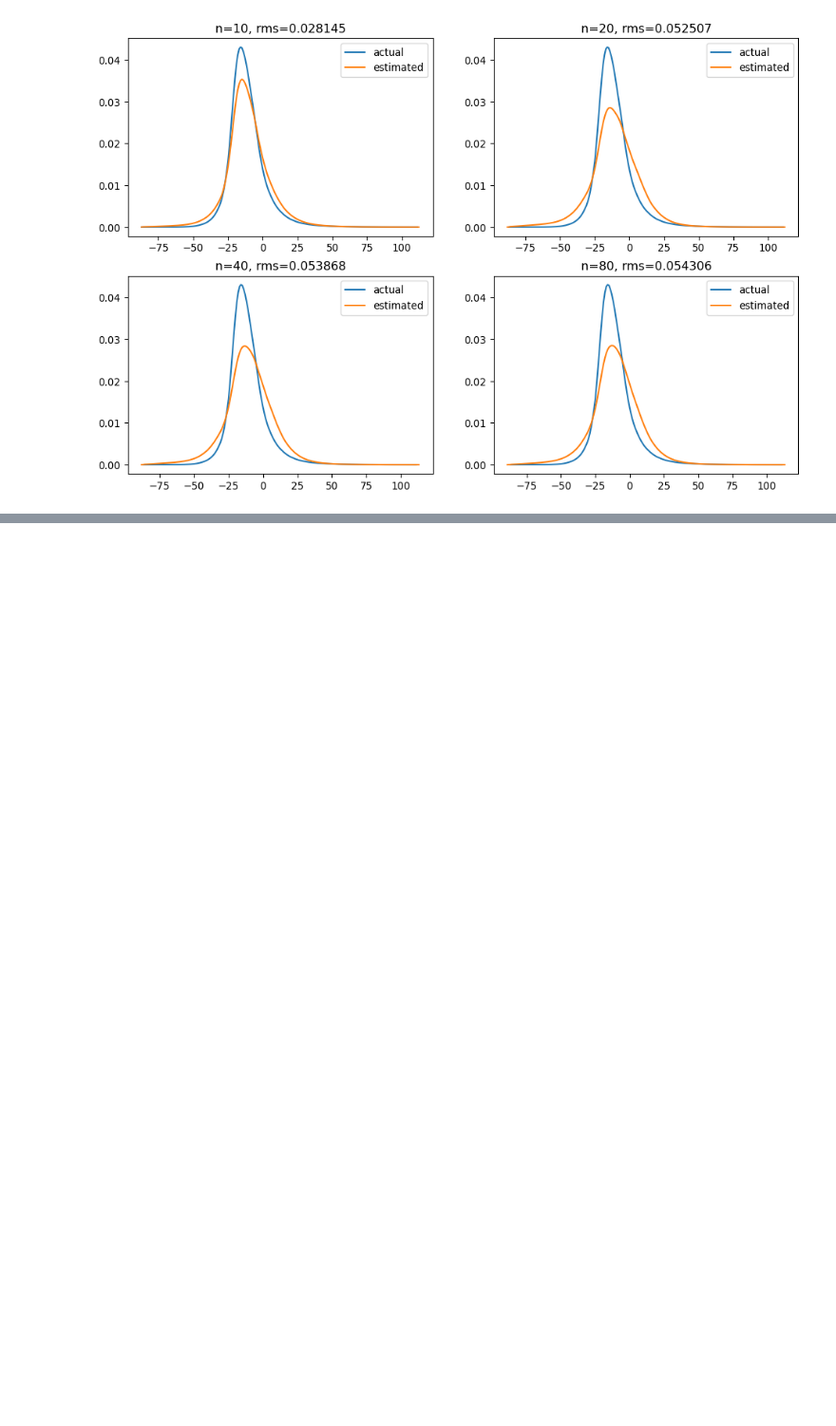
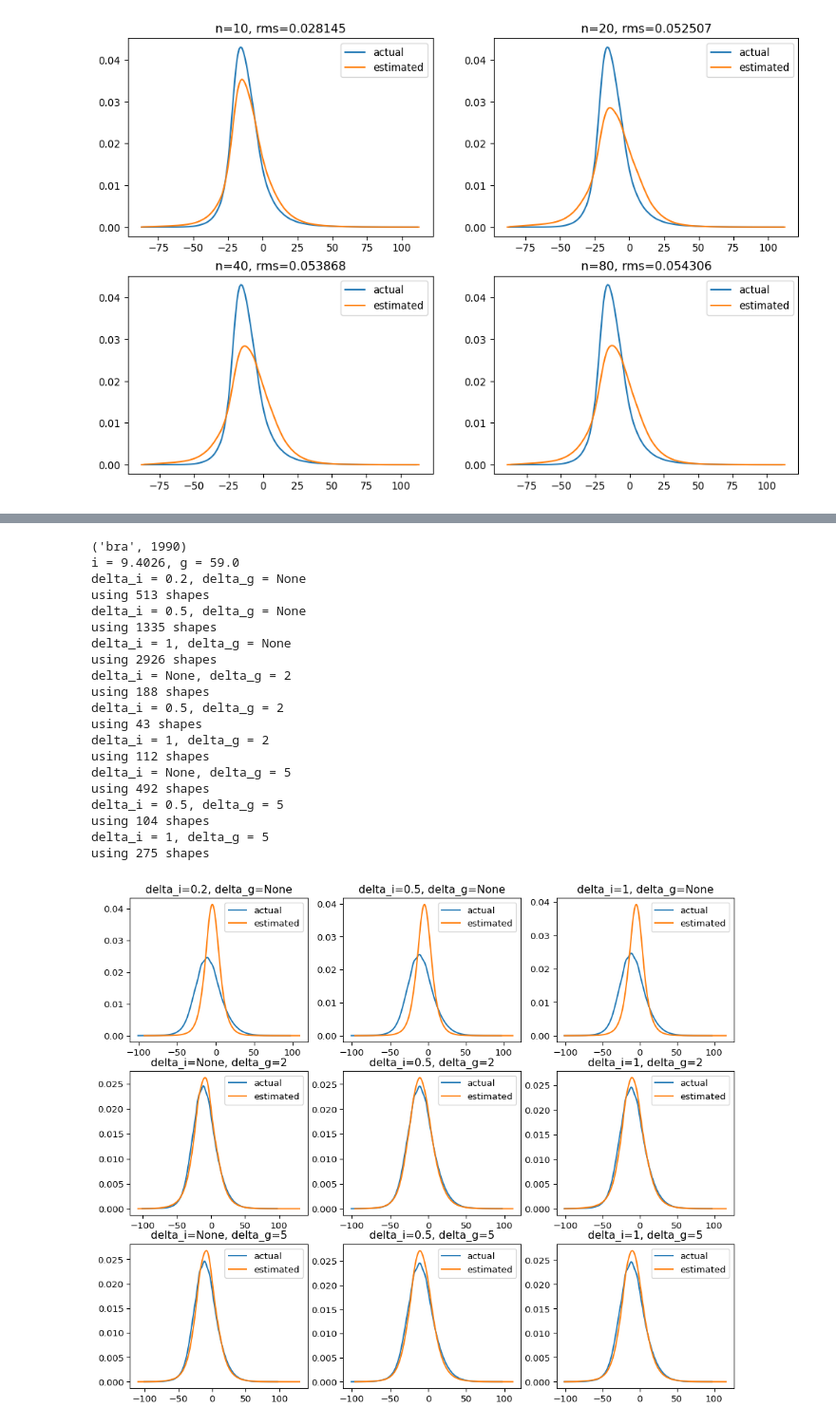
Before and after one commit to open-numbers/ddf--worldbank--povcalnet, a Jupyter notebook: etl/notebooks/compare neighbor selection method.ipynb, the cells around one changed output, grey strips where cells are left out. Shown at 95% size. Saved outputs shown, nothing was run; the diff lists cells and outputs as text; code cells hidden in the pictures; blank space fills up the shorter version.

```diff
--- a/etl/notebooks/compare neighbor selection method.ipynb
+++ b/etl/notebooks/compare neighbor selection method.ipynb
@@ -503,0 +701,38 @@ Length: 6350, dtype: float64
+# %%
+ns = [
+    (0.2, None),
+    (0.5, None),
+    (1, None),
+    (None, 2),
+    (0.5, 2),
+    (1, 2),
+    (None, 5),
+    (0.5, 5),
+    (1, 5)
+]
+x = ('bra', 1990)
+
+
+do_plot3(x, ns, get_neighbors_rectangle2)
+# %% [output]
+('bra', 1990)
+i = 9.4026, g = 59.0
+delta_i = 0.2, delta_g = None
+using 513 shapes
+delta_i = 0.5, delta_g = None
+using 1335 shapes
+delta_i = 1, delta_g = None
+using 2926 shapes
+delta_i = None, delta_g = 2
+using 188 shapes
+delta_i = 0.5, delta_g = 2
+using 43 shapes
+delta_i = 1, delta_g = 2
+using 112 shapes
+delta_i = None, delta_g = 5
+using 492 shapes
+delta_i = 0.5, delta_g = 5
+using 104 shapes
+delta_i = 1, delta_g = 5
+using 275 shapes
+[figure, added]
```
Also changed, not shown: parts of 30 cells of this notebook.
